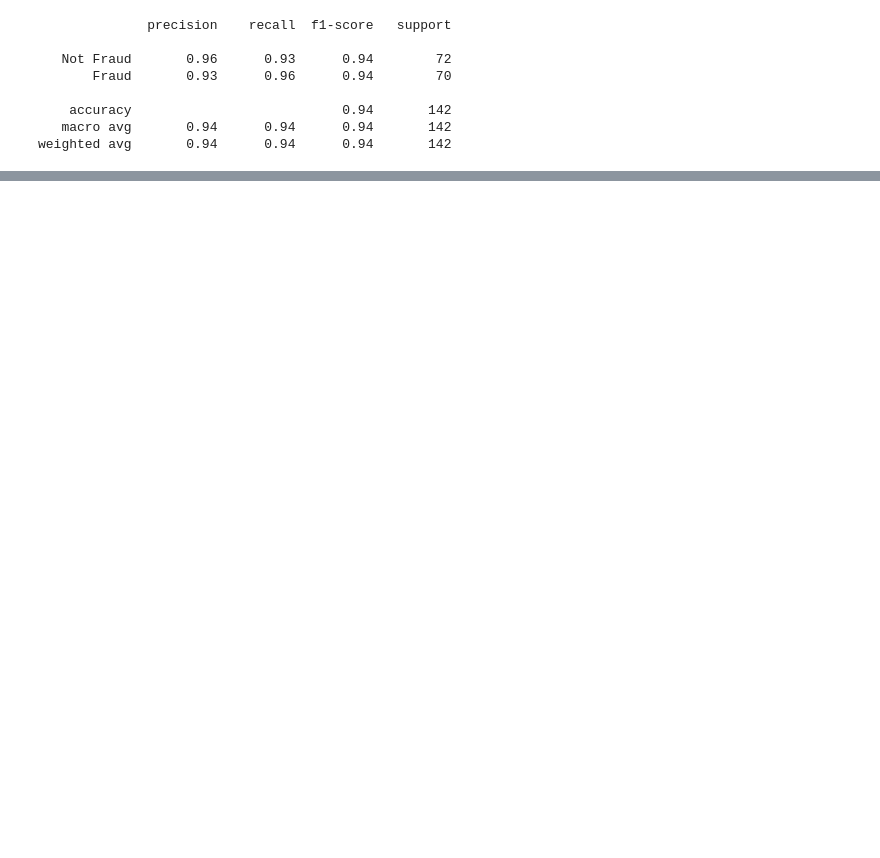
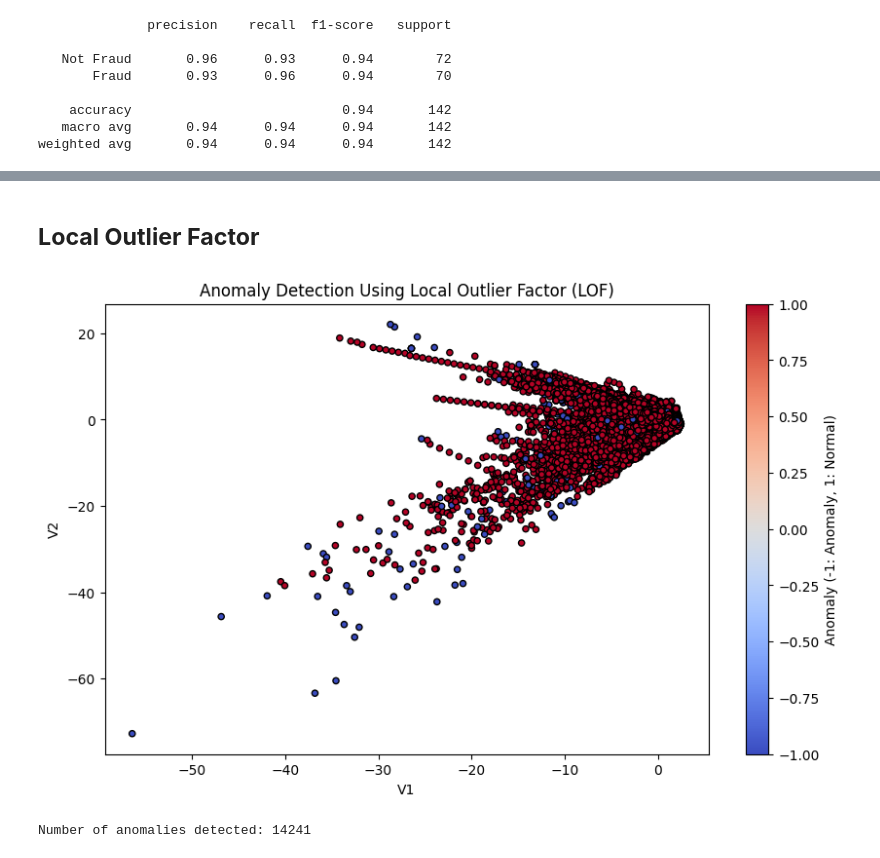
Before and after one commit to Kanak2199/CreditCard-Fraud-Detection, a Jupyter notebook: Credit_Card_Fraud_Detection.ipynb, the cells around one changed output, grey strips where cells are left out. Saved outputs shown, nothing was run; the diff lists cells and outputs as text; code cells hidden in the pictures; blank space fills up the shorter version.

```diff
--- a/Credit_Card_Fraud_Detection.ipynb
+++ b/Credit_Card_Fraud_Detection.ipynb
@@ -522,0 +548,29 @@ NameError: name 'neural_net_predictions' is not defined
+# %% [markdown]
+ ## **Local Outlier Factor**
+# %%
+from sklearn.neighbors import LocalOutlierFactor
+
+X = n_df.drop(columns=['Class'])
+lof = LocalOutlierFactor(n_neighbors=20, contamination=0.05)
+
+n_df['anomaly'] = lof.fit_predict(X)
+
+# The LOF algorithm returns 1 for normal data points and -1 for anomalies
+# Invert the prediction to match the typical anomaly label (-1 for outliers, 1 for normal data points)
+n_df['anomaly'] = n_df['anomaly'].apply(lambda x: 1 if x == 1 else -1)
+# %%
+# Visualize anomalies (using the first two features for demonstration purposes)
+plt.figure(figsize=(10, 6))
+plt.scatter(n_df['V1'], n_df['V2'], c=n_df['anomaly'], cmap='coolwarm', edgecolors='k', s=20)
+plt.title("Anomaly Detection Using Local Outlier Factor (LOF)")
+plt.xlabel("V1")
+plt.ylabel("V2")
+plt.colorbar(label='Anomaly (-1: Anomaly, 1: Normal)')
+plt.show()
+# %% [output]
+[figure, added]
+# %%
+# Show the number of anomalies detected
+print("Number of anomalies detected:", n_df['anomaly'].value_counts()[-1])
+# %% [output]
+Number of anomalies detected: 14241
```
Also changed, not shown: parts of 51 cells of this notebook.
